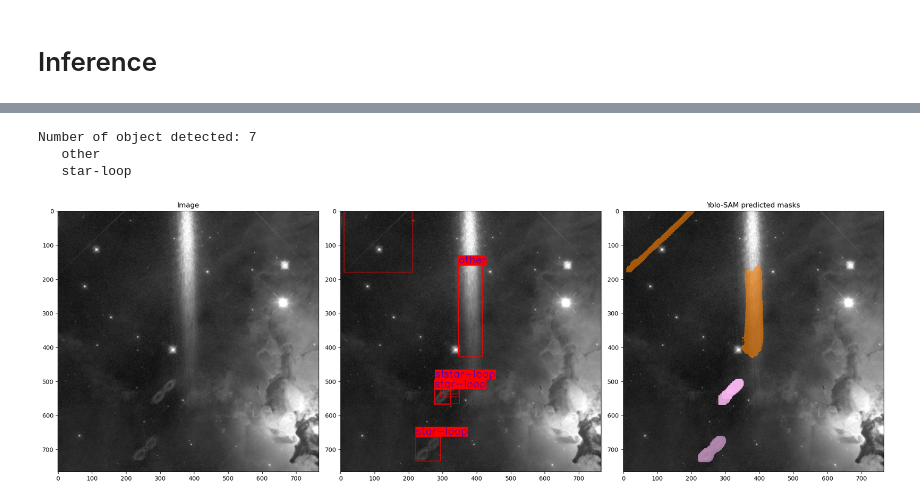
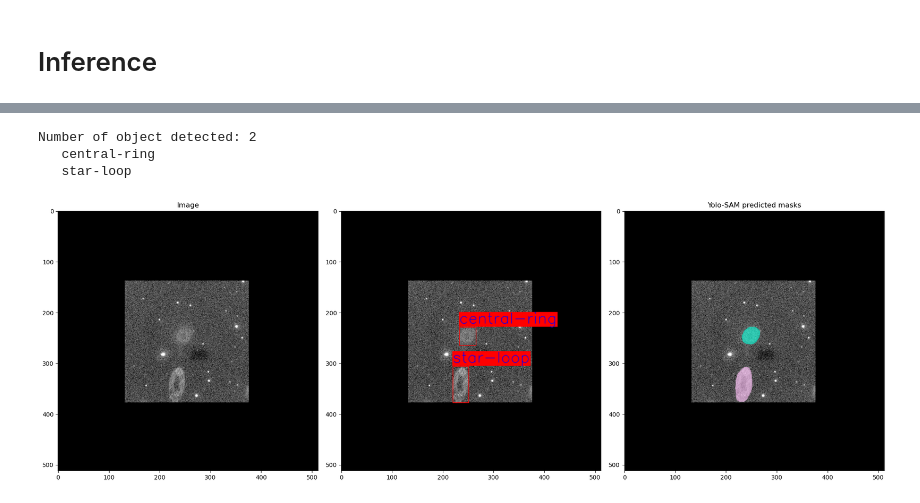
Before and after one commit to ESA-Datalabs/XAMI-model, a Jupyter notebook: dataset_and_model.ipynb, the cells around one changed output, grey strips where cells are left out. Cells and saved outputs as stored; diff of their text form; code cells hidden in the pictures.

```diff
--- a/dataset_and_model.ipynb
+++ b/dataset_and_model.ipynb
@@ -83,13 +44,16 @@ YAML file /workspace/raid/OM_DeepLearning/XAMI-model/data_2/xami_dataset_YOLO/da
 # %%
 from huggingface_hub import hf_hub_download
 
-dest_dir = './xami_model/train/weights/'
+dest_dir = './xami_model/train/weights_2/'
+
+# the RT-DETR backbone performs better than YOLO (except on 'Other' class)
+# YOLOv8n is faster and has a good speed-accuracy trade-off, with usually -10ms on inference compared to RT-DETR
+
+det_type = 'yolov8' # 'yolov8' or 'rtdetr'
+
 checkpoints = [
-    'yolo_weights/yolov8_detect_300e_best.pt',
-    'yolo_weights/yolov8_detect_300e_last.pt', \
-    'sam_weights/sam_0_best.pth',
-    'sam_weights/original_mobile_sam.pt',
-    'yolo_sam_final.pth']
+        f'{det_type}_sam_weights/{det_type}_detect_300e_best.pt',
+        f'{det_type}_sam_weights/{det_type}_sam.pth']
 
 # download checkpoints from HuggingFace
 for checkpoint in checkpoints:
@@ -107,16 +71,16 @@ Checkpoints saved in ./xami_model/train/weights/
 # %%
 from xami_model.inference.xami_inference import InferXami
 
-detr_checkpoint = './xami_model/train/weights/yolo_weights/yolov8_detect_300e_last.pt'
-sam_checkpoint = './xami_model/train/weights/sam_weights/sam_0_best.pth'
+detr_checkpoint = f'./xami_model/train/weights_2/{det_type}_sam_weights/{det_type}_detect_300e_best.pt'
+sam_checkpoint = f'./xami_model/train/weights_2/{det_type}_sam_weights/{det_type}_sam.pth'
 
 #❗️the SAM checkpoint and model_type (vit_h, vit_t, etc.) must be compatible
 #❗️the detr_type and its checkpoints must be compatible
 detr_sam_pipeline = InferXami(
-    device='cuda:2',
+    device='cuda:0',
     detr_checkpoint=detr_checkpoint,
     sam_checkpoint=sam_checkpoint,
     model_type='vit_t',
     use_detr_masks=True,
-    detr_type='yolo') # 'rt-detr' or 'yolo'
+    detr_type=det_type) # 'rtdetr' or 'yolo[v8]' variants
 # %% [output]
@@ -130,12 +89,10 @@ Using YOLO masks for faint (1sigma) sources.
 # %%
-# masks = detr_sam_pipeline.run_predict('./example_images/S0893811101_M.png', show_masks=True)
+masks = detr_sam_pipeline.run_predict('./example_images/S0893811101_M.png', show_masks=True)
+# %% [output]
+Number of object detected: 2
+   central-ring
+   star-loop
+[figure, added]
-# %%
-masks = detr_sam_pipeline.run_predict('./example_images/hubble_artefacts.png', show_masks=True)
-# %% [output]
-Number of object detected: 7
-   other
-   star-loop
-[figure, removed]
 # %%
 masks = detr_sam_pipeline.run_predict('./example_images/euclid_artefacts.png', show_masks=True)
 # %% [output]
```
Also changed, not shown: parts of 7 cells of this notebook.
